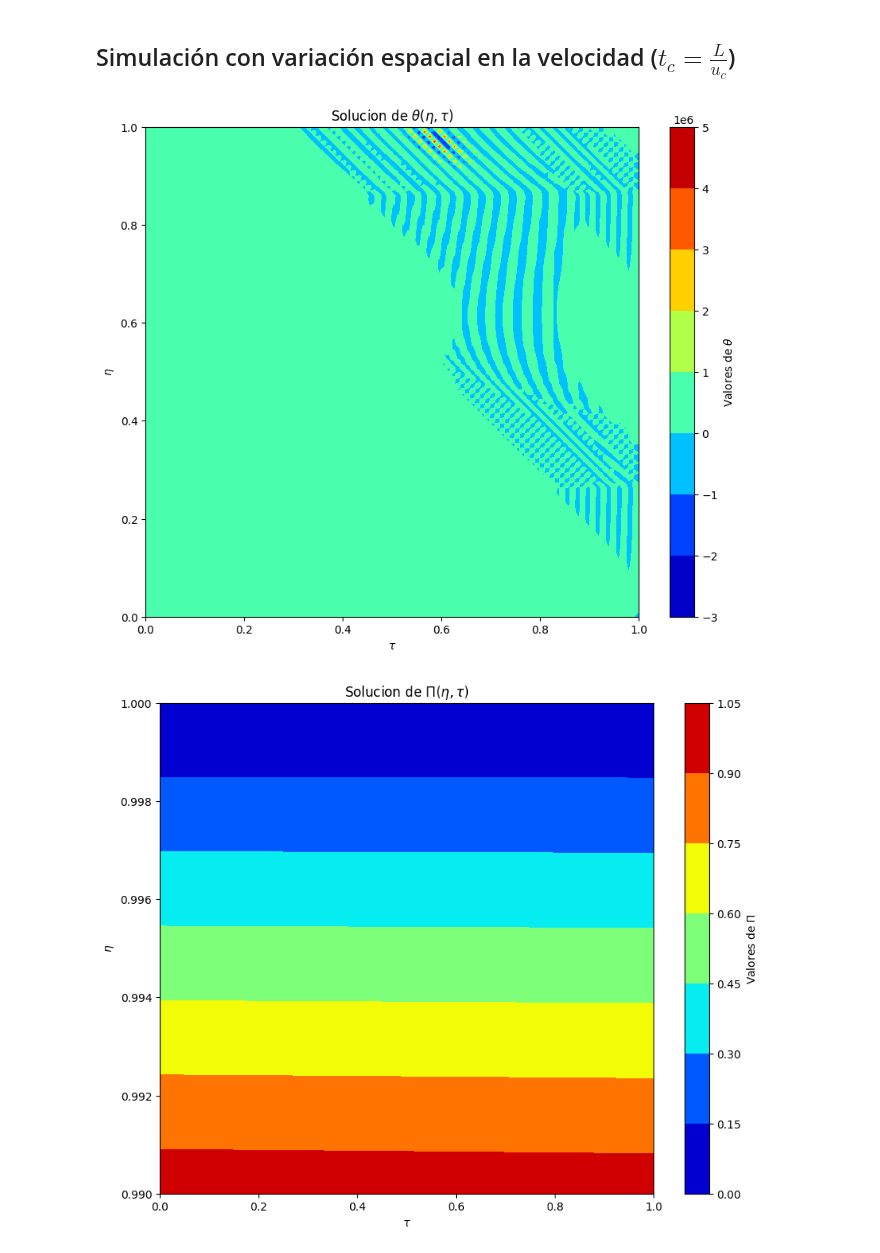
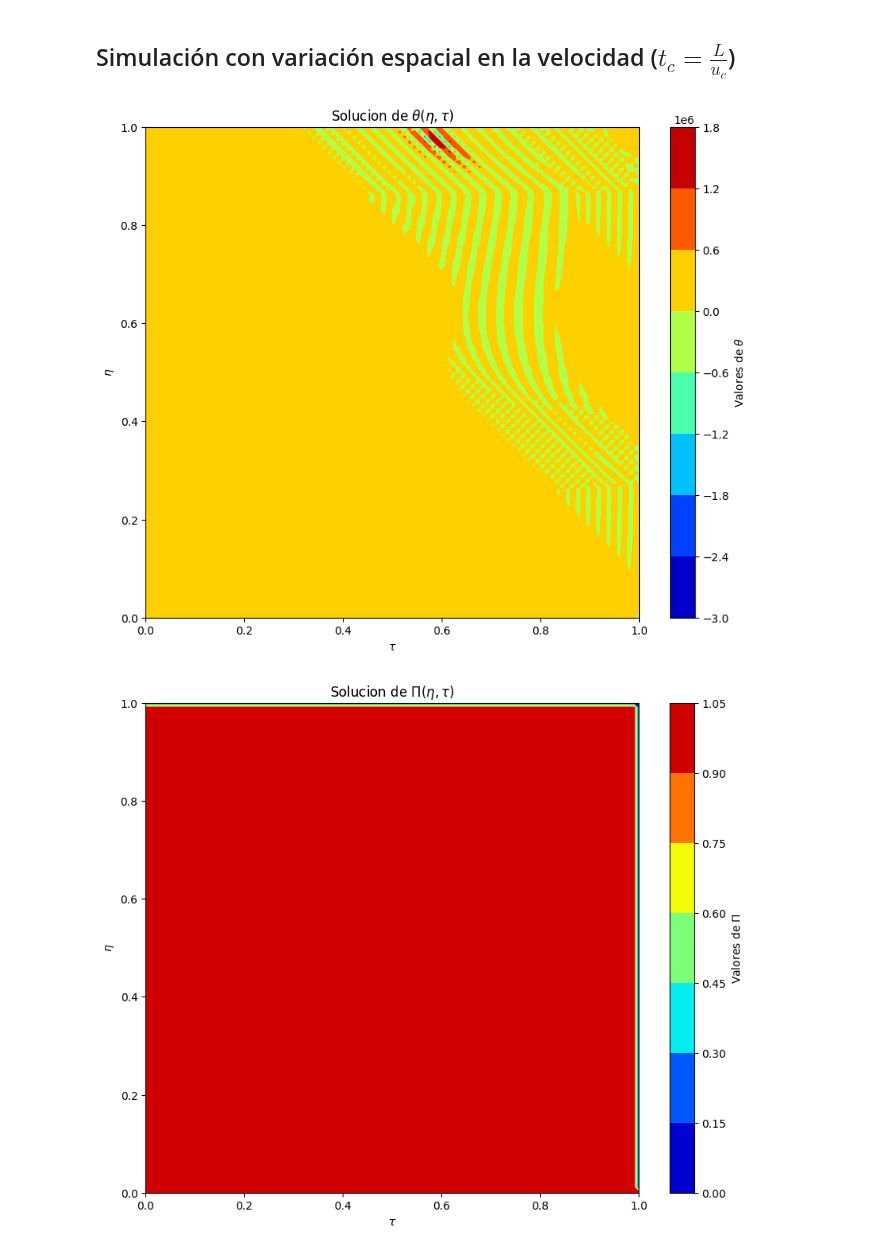
Before and after one commit to angelgvillatoro/bullville_M1, a Jupyter notebook: tfm/simulacion_num.ipynb, the cells around one changed output. Cells and saved outputs as stored; diff of their text form; code cells hidden in the pictures.

```diff
--- a/tfm/simulacion_num.ipynb
+++ b/tfm/simulacion_num.ipynb
@@ -48,18 +48,32 @@ v[0, :] = 0.0  # Velocidad inicial cero
 theta[0, :] = 0.0  # Temperatura inicial uniforme
 Pi[0, :] = 1.0  # Presión inicial uniforme
 
+dependencia = 0 # valor para tener en cuenta la dependencia de v en el espacion o no
+
 # Simulación numérica
 for i in range(N-1):
     for j in range(M-1):
 
-        Pi[i, j] = 1.0 - Pi_0 * eta[j] - Pi_d * v[i, j]** 2
-        Pi[i, j + 1] = 1.0 - Pi_0 * eta[j+1] - Pi_d * v[i, j + 1]** 2
+        if dependencia == 1:
 
-        v[i + 1, :] = np.ones(M) * v[i, j] + dtau * (
-            - (1/(2 * Pi_d)) * (Pi[i, j + 1] - Pi[i, j]) / deta
-            - theta[i, j]
-            - LAMBDA * v[i, j]** 2
-        )
+            Pi[i, j] = 1.0 - Pi_0 * eta[j] - Pi_d * v[i, j]** 2
+            Pi[i, j + 1] = 1.0 - Pi_0 * eta[j + 1] - Pi_d * v[i, j + 1]** 2
+
+            v[i + 1, :] = np.ones(M) * v[i, j] + dtau * (
+                - (1/(2 * Pi_d)) * (Pi[i, j + 1] - Pi[i, j]) / deta
+                - theta[i, j]
+                - LAMBDA * v[i, j]** 2
+            )
+        elif dependencia == 0:
+
+            Pi[i, j] = 1.0 - Pi_0 * eta[j] - Pi_d * v[i, j]** 2
+
+            v[i + 1, :] = np.ones(M) * v[i, j] + dtau * (
+                - (1/(2 * Pi_d)) * (- Pi_0)
+                - theta[i, j]
+                - LAMBDA * v[i, j]** 2
+            )
+
         if j == 0:
 
             theta[i + 1, j] = theta[i, j] + dtau * (
@@ -93,34 +107,34 @@ plt.show()
 # Graficar la solucion
 T, X = np.meshgrid(np.linspace(tau[0], tau[-1], N), np.linspace(eta[0], eta[-1], M))
 fig, ax = plt.subplots(figsize=(10,8))
 cmap = plt.get_cmap('jet')  # Seleccionar un mapa de color
 contour = ax.contourf(T, X, Pi, cmap=cmap)
 ax.set_xlabel(r'$\tau$')
 ax.set_ylabel(r'$\eta$')
 ax.set_title('Solucion de '+r'$\Pi (\eta,\tau)$')
-ax.set_ylim(0.99,1)
+#ax.set_ylim(0.99,1)
 
 # Agregar la leyenda
 cbar = fig.colorbar(contour, ax=ax)
 cbar.set_label('Valores de ' + r'$\Pi$')
 
 plt.show()
 
 
 # Graficar la solucion de v(t)
 fig, ax = plt.subplots(figsize=(10,6))
 ax.plot(tau, v, label = r'$v(\tau)$')
 
 # Agregar una linea horizontal en un valor especifico de x
 x_linea = 0.01  # Valor de x donde se dibujará la linea horizontal
 ax.axhline(y=0.01, color='r', linestyle='--', label = r'$v_0$')
 
 ax.set_xlabel(r'$\tau$')
 ax.set_ylabel(r'$v(\tau)$')
 ax.set_title('Solucion de '+r'$v(\tau)$')
 #ax.legend()
 plt.show()
 # %% [output]
-[figure, old version]
+[figure, new version]
-[figure, old version]
+[figure, new version]
 [figure]
```
Also changed, not shown: parts of 1 cell of this notebook.
